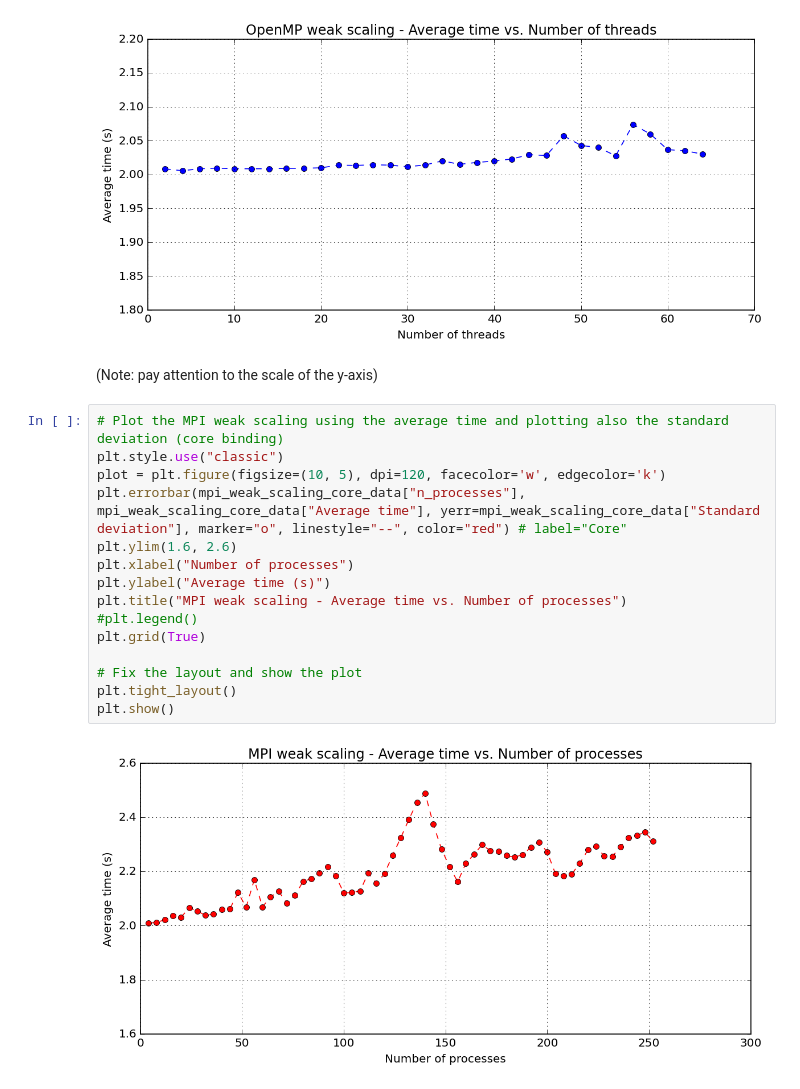
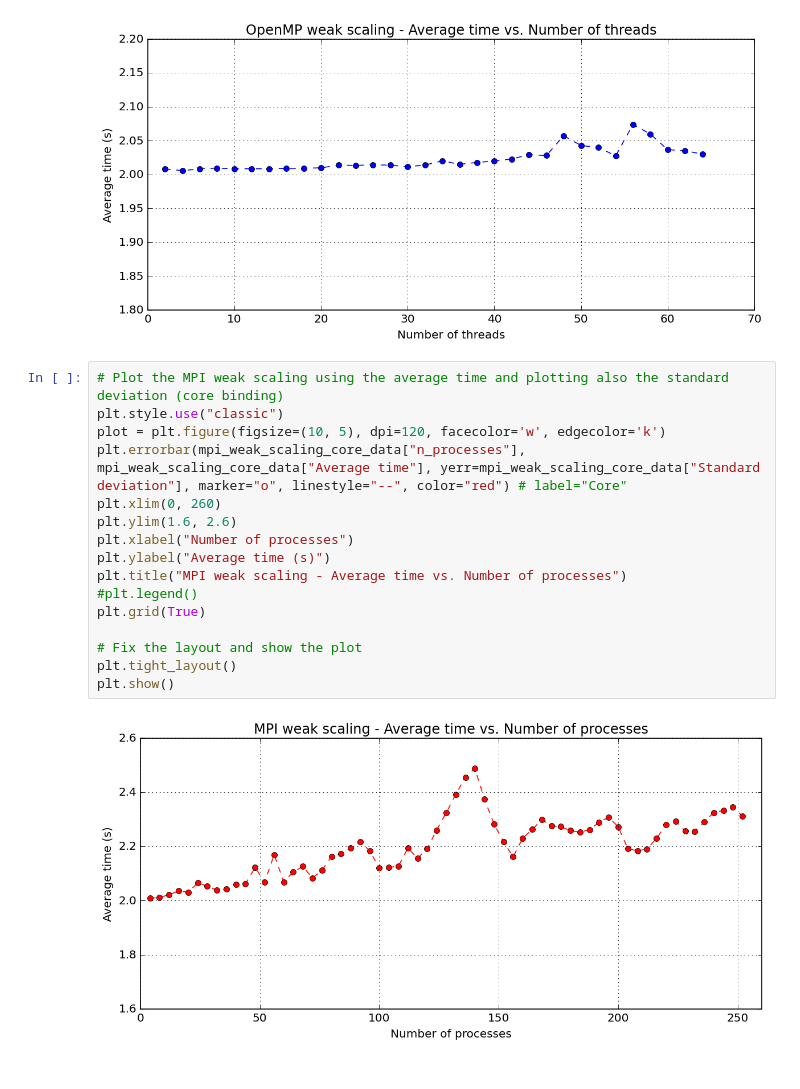
Before and after one commit to PieroZ01/High_Performance_Computing_Assignment, a Jupyter notebook: exercise2/Solution/ex2C_scaling_analysis.ipynb, the cells around one changed output. Saved outputs shown, nothing was run; the diff lists cells and outputs as text.

```diff
--- a/exercise2/Solution/ex2C_scaling_analysis.ipynb
+++ b/exercise2/Solution/ex2C_scaling_analysis.ipynb
@@ -317,22 +323,21 @@ plt.tight_layout()
 plt.show()
 # %% [output]
 [figure]
-# %% [markdown]
-(Note: pay attention to the scale of the y-axis)
 # %%
 # Plot the MPI weak scaling using the average time and plotting also the standard deviation (core binding)
 plt.style.use("classic")
 plot = plt.figure(figsize=(10, 5), dpi=120, facecolor='w', edgecolor='k')
 plt.errorbar(mpi_weak_scaling_core_data["n_processes"], mpi_weak_scaling_core_data["Average time"], yerr=mpi_weak_scaling_core_data["Standard deviation"], marker="o", linestyle="--", color="red") # label="Core"
+plt.xlim(0, 260)
 plt.ylim(1.6, 2.6)
 plt.xlabel("Number of processes")
 plt.ylabel("Average time (s)")
 plt.title("MPI weak scaling - Average time vs. Number of processes")
 #plt.legend()
 plt.grid(True)
 
 # Fix the layout and show the plot
 plt.tight_layout()
 plt.show()
 # %% [output]
-[figure, old version]
+[figure, new version]
```
Also changed, not shown: parts of 13 cells of this notebook, 4 other files.
